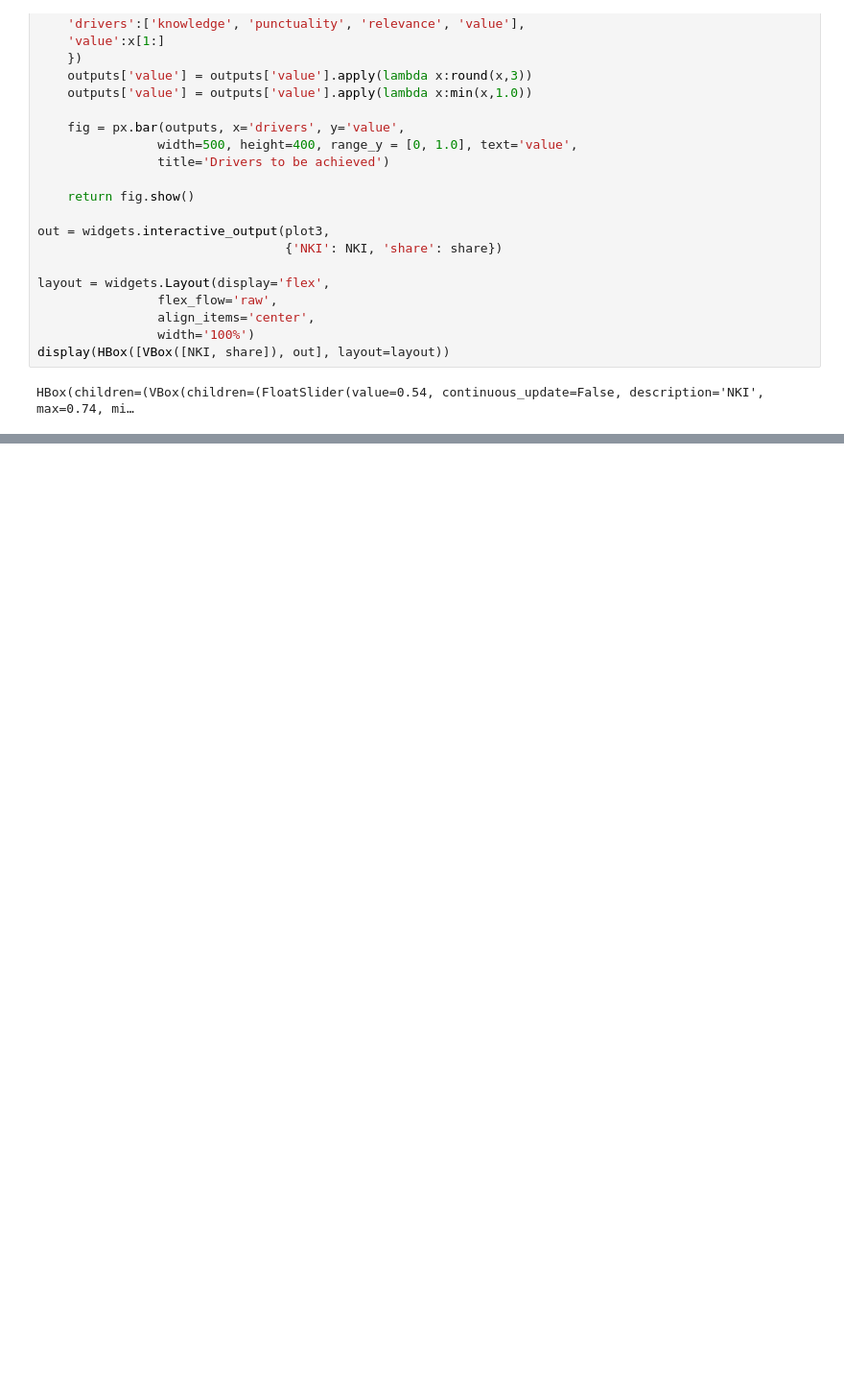
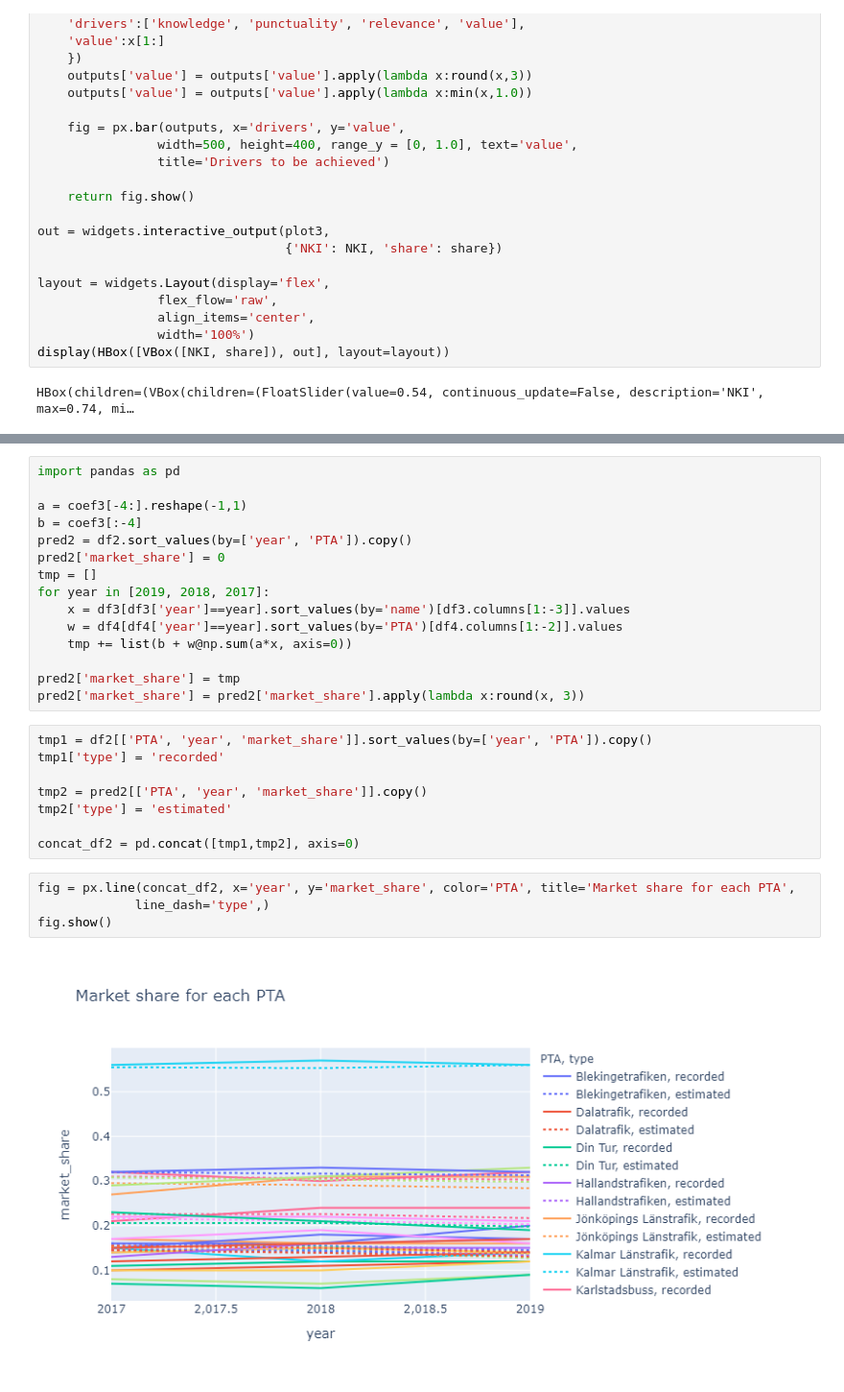
Before and after one commit to susumu2357/public_transport, a Jupyter notebook: dashboard.ipynb, the cells around one changed output, grey strips where cells are left out. Shown at 96% size. Cells and saved outputs as stored; diff of their text form; blank space fills up the shorter version.

```diff
--- a/dashboard.ipynb
+++ b/dashboard.ipynb
@@ -298,0 +459,29 @@ HBox(children=(VBox(children=(FloatSlider(value=0.54, continuous_update=False, d
+# %%
+import pandas as pd
+
+a = coef3[-4:].reshape(-1,1)
+b = coef3[:-4]
+pred2 = df2.sort_values(by=['year', 'PTA']).copy()
+pred2['market_share'] = 0
+tmp = []
+for year in [2019, 2018, 2017]:
+    x = df3[df3['year']==year].sort_values(by='name')[df3.columns[1:-3]].values
+    w = df4[df4['year']==year].sort_values(by='PTA')[df4.columns[1:-2]].values
+    tmp += list(b + w@np.sum(a*x, axis=0))
+
+pred2['market_share'] = tmp
+pred2['market_share'] = pred2['market_share'].apply(lambda x:round(x, 3))
+# %%
+tmp1 = df2[['PTA', 'year', 'market_share']].sort_values(by=['year', 'PTA']).copy()
+tmp1['type'] = 'recorded'
+
+tmp2 = pred2[['PTA', 'year', 'market_share']].copy()
+tmp2['type'] = 'estimated'
+
+concat_df2 = pd.concat([tmp1,tmp2], axis=0)
+# %%
+fig = px.line(concat_df2, x='year', y='market_share', color='PTA', title='Market share for each PTA',
+             line_dash='type',)
+fig.show()
+# %% [output]
+[figure, added]
```
Also changed, not shown: parts of 11 cells of this notebook, 6 other files.
